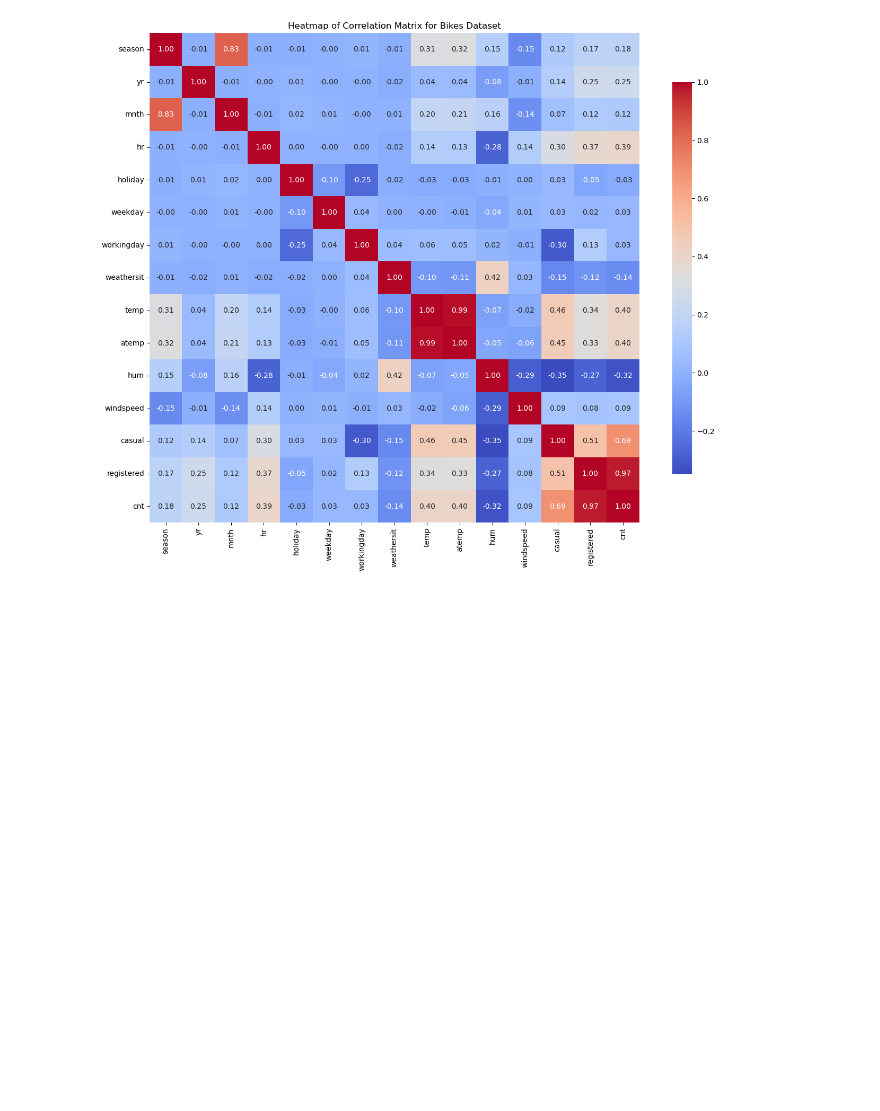
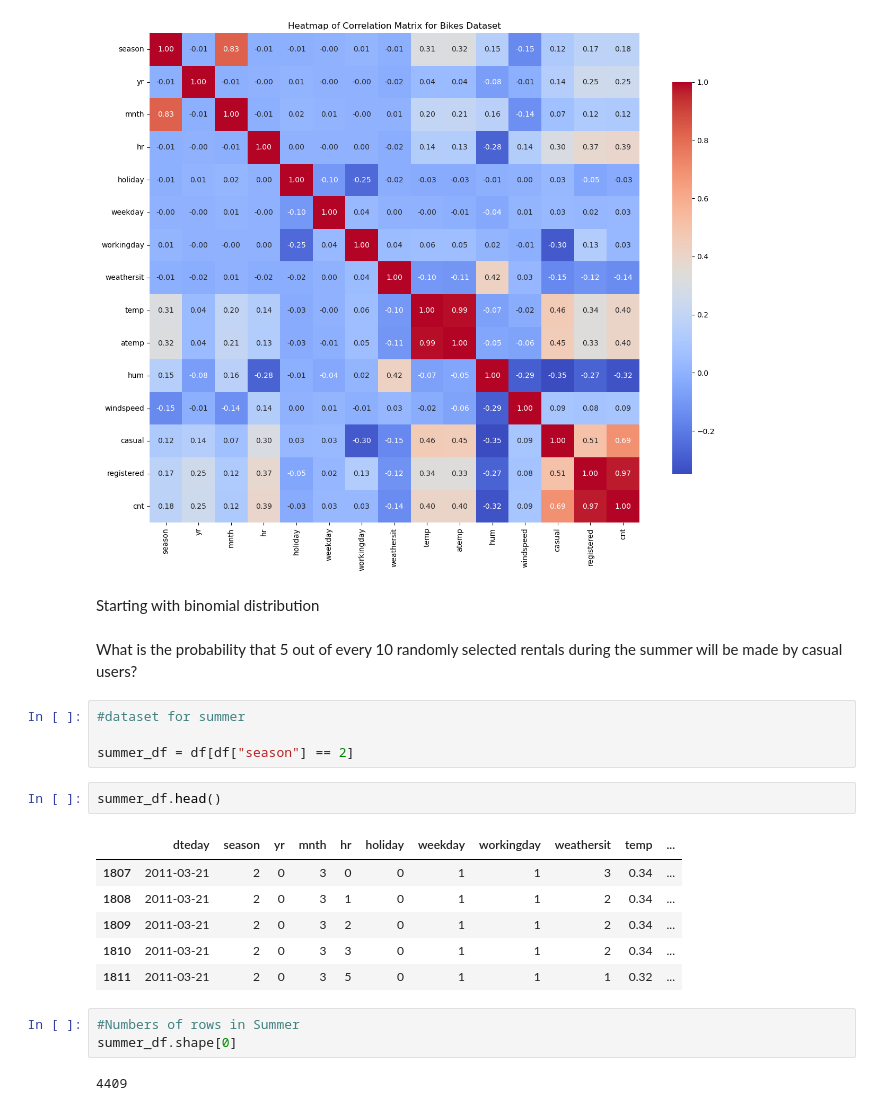
Before and after one commit to 2026623-Student/Statistical-Project, a Jupyter notebook: Bikes_Jupyter.ipynb, the cells around one changed output. Saved outputs shown, nothing was run; the diff lists cells and outputs as text; blank space fills up the shorter version.

```diff
--- a/Bikes_Jupyter.ipynb
+++ b/Bikes_Jupyter.ipynb
@@ -241,3 +241,25 @@ plt.title('Heatmap of Correlation Matrix for Bikes Dataset')
 plt.show()
 # %% [output]
 [figure]
+# %% [markdown]
+Starting with binomial distribution
+# %% [markdown]
+What is the probability that 5 out of every 10 randomly selected rentals during the summer will be made by casual users?
+# %%
+#dataset for summer
+
+summer_df = df[df["season"] == 2]
+# %%
+summer_df.head()
+# %% [output]
+|  | dteday | season | yr | mnth | hr | holiday | weekday | workingday | weathersit | temp | ... |
+| 1807 | 2011-03-21 | 2 | 0 | 3 | 0 | 0 | 1 | 1 | 3 | 0.34 | ... |
+| 1808 | 2011-03-21 | 2 | 0 | 3 | 1 | 0 | 1 | 1 | 2 | 0.34 | ... |
+| 1809 | 2011-03-21 | 2 | 0 | 3 | 2 | 0 | 1 | 1 | 2 | 0.34 | ... |
+| 1810 | 2011-03-21 | 2 | 0 | 3 | 3 | 0 | 1 | 1 | 2 | 0.34 | ... |
+| 1811 | 2011-03-21 | 2 | 0 | 3 | 5 | 0 | 1 | 1 | 1 | 0.32 | ... |
+# %%
+#Numbers of rows in Summer
+summer_df.shape[0]
+# %% [output]
+4409
```
Also changed, not shown: parts of 8 cells of this notebook.
